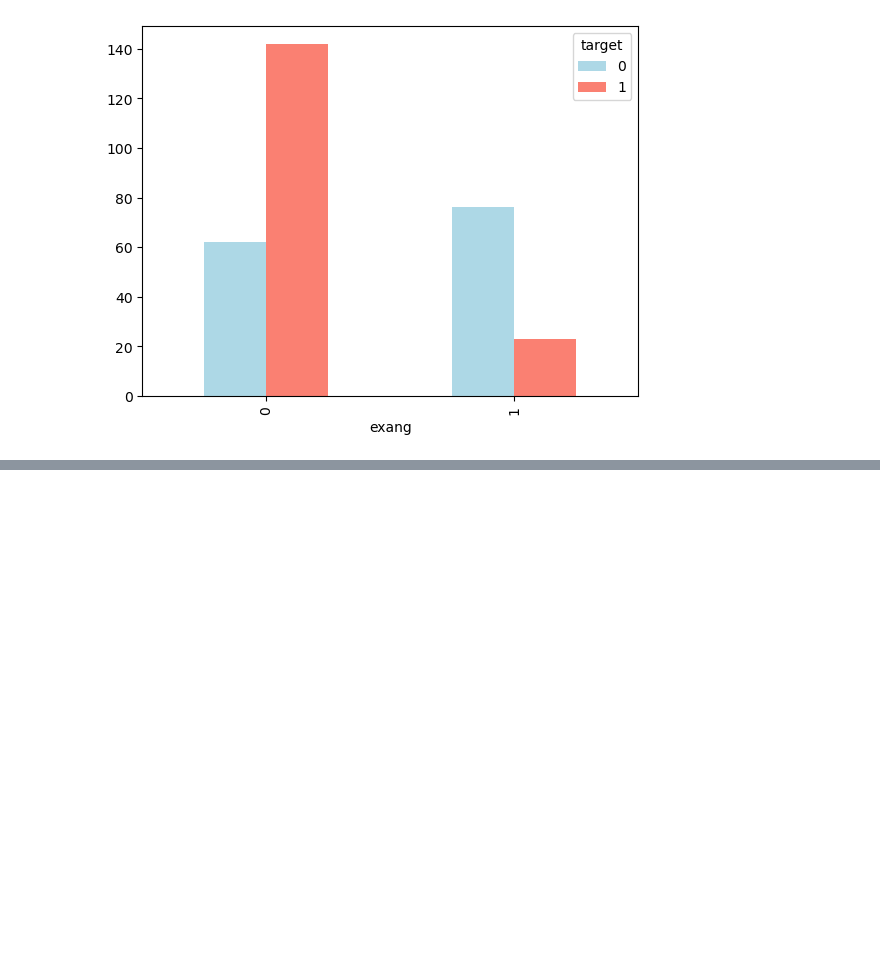
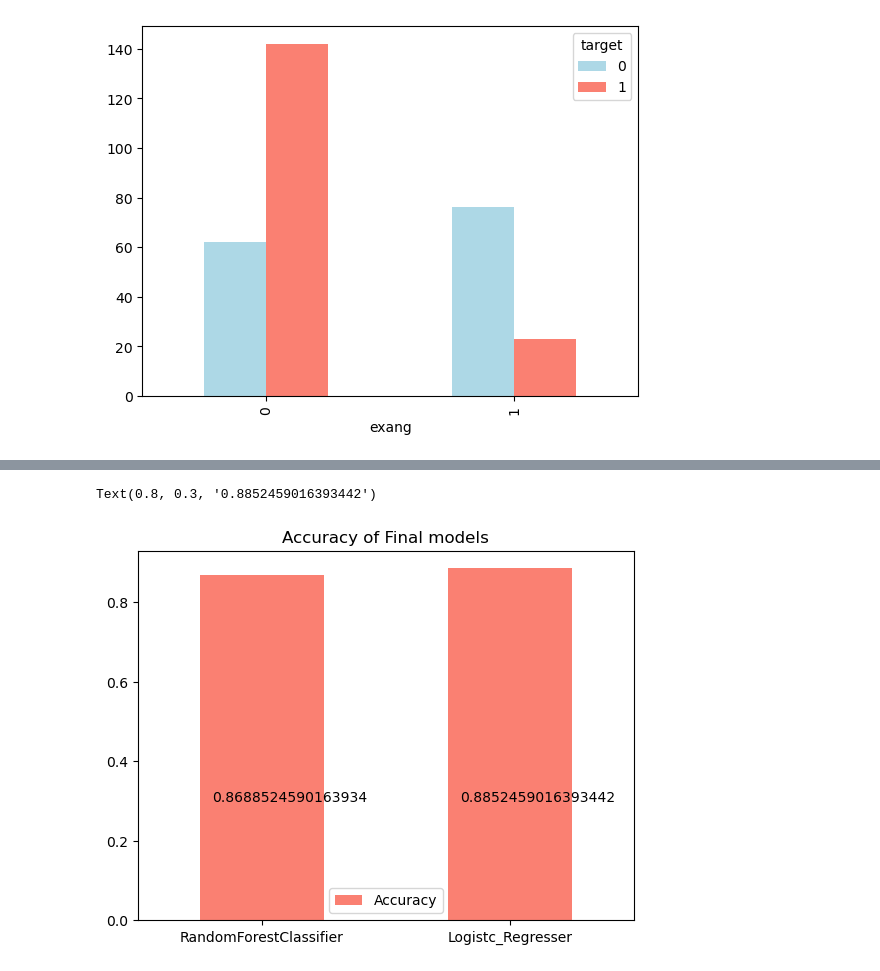
Before and after one commit to Dinindu-Tharuka/Predicting-Heart-Decease-Machine-Learning, a Jupyter notebook: heart-decease.ipynb, the cells around one changed output, grey strips where cells are left out. Cells and saved outputs as stored; diff of their text form; code cells hidden in the pictures; blank space fills up the shorter version.

```diff
--- a/Untitled.ipynb
+++ b/heart-decease.ipynb
@@ -223,0 +284,8 @@ pd.crosstab(df.exang, df.target).plot(kind='bar', color=['lightblue', 'salmon',
+# %%
+grid_knn = {
+    'n_neighbors':np.arange(1,100,1)
+}
+np.random.seed(77)
+model = GridSearchCV(KNeighborsClassifier(), grid_knn, n_jobs=-1, cv=5)
+model.fit(x_train, y_train)
+model.score(x_test, y_test)
@@ -223,0 +368,12 @@ pd.crosstab(df.exang, df.target).plot(kind='bar', color=['lightblue', 'salmon',
+# %%
+pd.DataFrame(results, index=['Accuracy']).T.plot(kind='bar', color=['salmon'])
+plt.xticks(rotation=0)
+plt.title('Accuracy of Final models')
+plt.annotate(results['RandomForestClassifier'], xy=(-0.2, 0.3))
+plt.annotate(results['Logistc_Regresser'], xy=(0.8, 0.3))
+
+# for i, v in enumerate(y):
+#     plt.annotate(str(v), xy=(i, v), ha='center', va='bottom')
+# %% [output]
+Text(0.8, 0.3, '0.8852459016393442')
+[figure, added]
```
Also changed, not shown: parts of 13 cells of this notebook, 1 other file.
